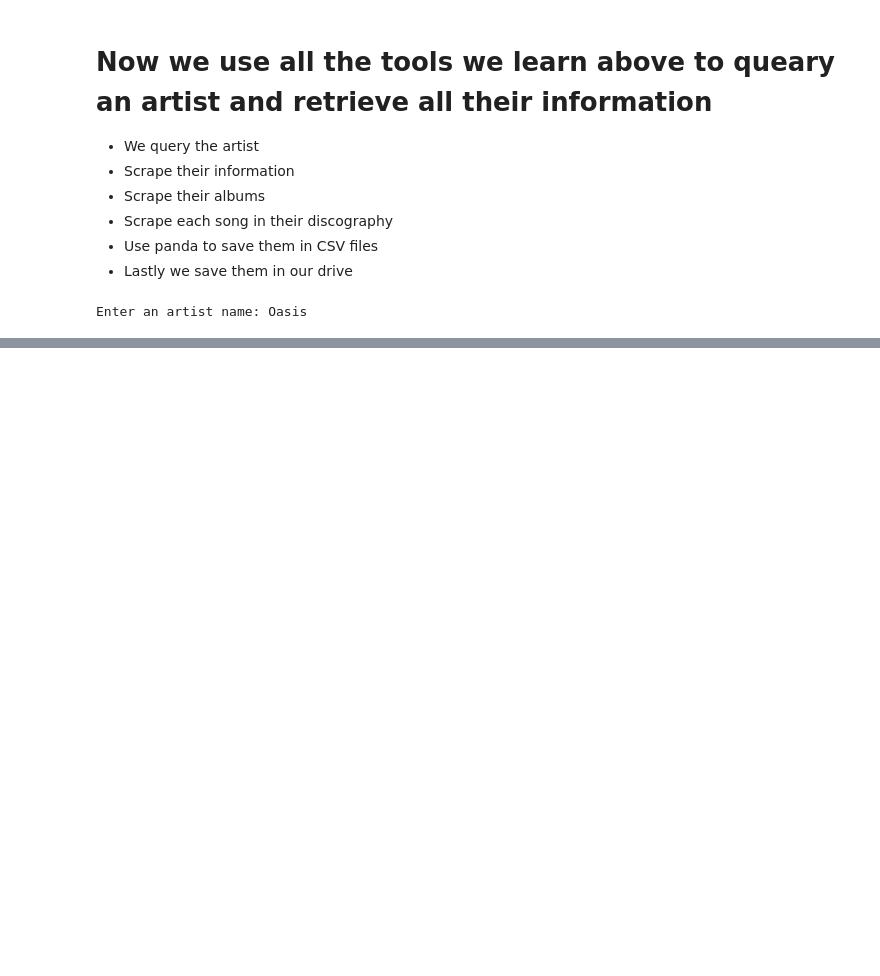
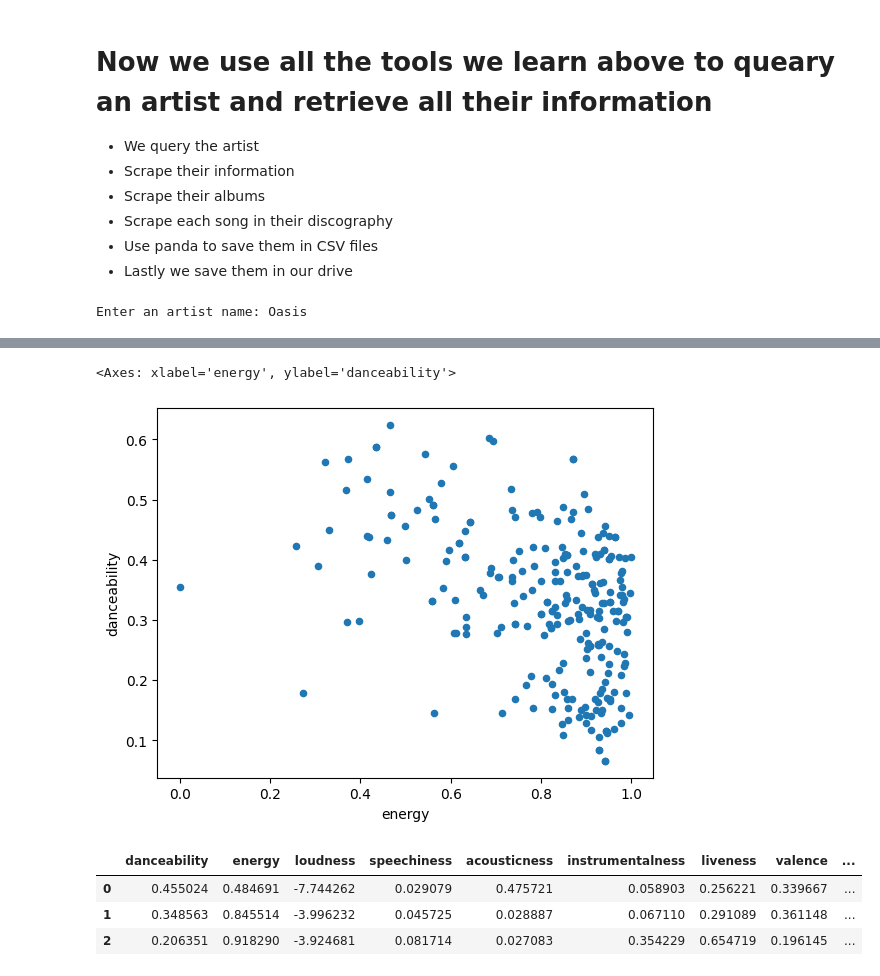
Before and after one commit to richirey75/Data-Mining-CS4990, a Jupyter notebook: DataMiningProject.ipynb, the cells around one changed output, grey strips where cells are left out. Saved outputs shown, nothing was run; the diff lists cells and outputs as text; code cells hidden in the pictures; blank space fills up the shorter version.

Commit message:
Have made some cluster graph using audio features from Oasis_tracks. Use the energy, valence, and danceability.

```diff
--- a/DataMiningProject.ipynb
+++ b/DataMiningProject.ipynb
@@ -246,0 +349,12 @@ combined_df.to_csv('combined_tracks_info.csv', index=False)
+# %%
+Oasis_tracks.plot(x='energy', y='danceability', kind='scatter')
+# %% [output]
+<Axes: xlabel='energy', ylabel='danceability'>
+[figure, added]
+# %%
+cluster_centers
+# %% [output]
+|  | danceability | energy | loudness | speechiness | acousticness | instrumentalness | liveness | valence | ... |
+| 0 | 0.455024 | 0.484691 | -7.744262 | 0.029079 | 0.475721 | 0.058903 | 0.256221 | 0.339667 | ... |
+| 1 | 0.348563 | 0.845514 | -3.996232 | 0.045725 | 0.028887 | 0.067110 | 0.291089 | 0.361148 | ... |
+| 2 | 0.206351 | 0.918290 | -3.924681 | 0.081714 | 0.027083 | 0.354229 | 0.654719 | 0.196145 | ... |
```
Also changed, not shown: parts of 9 cells of this notebook.
